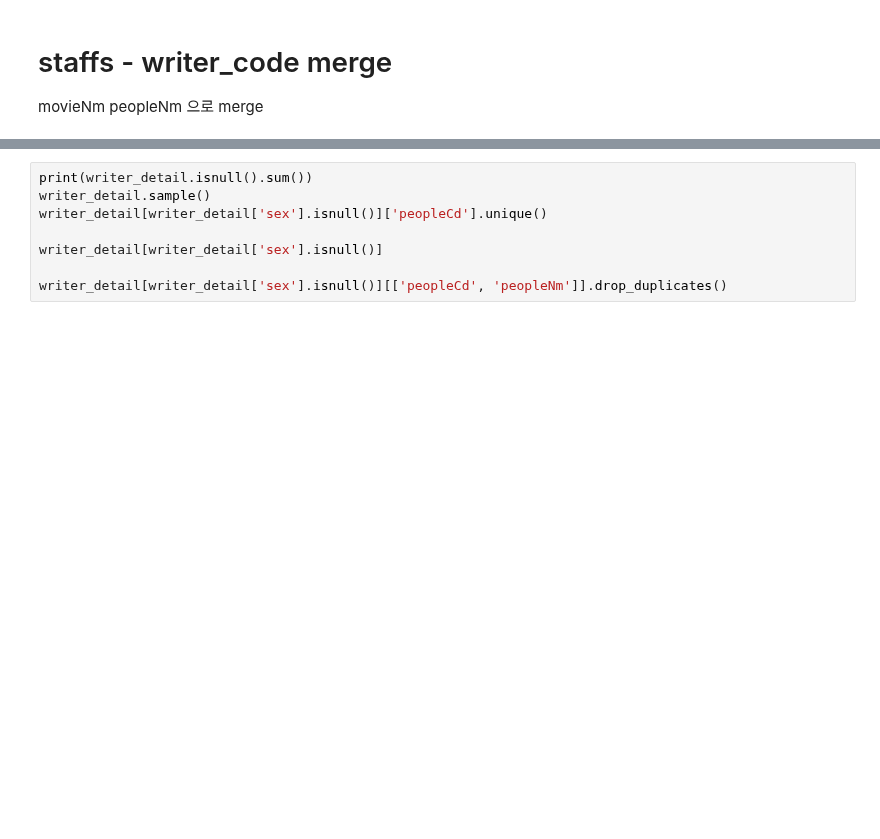
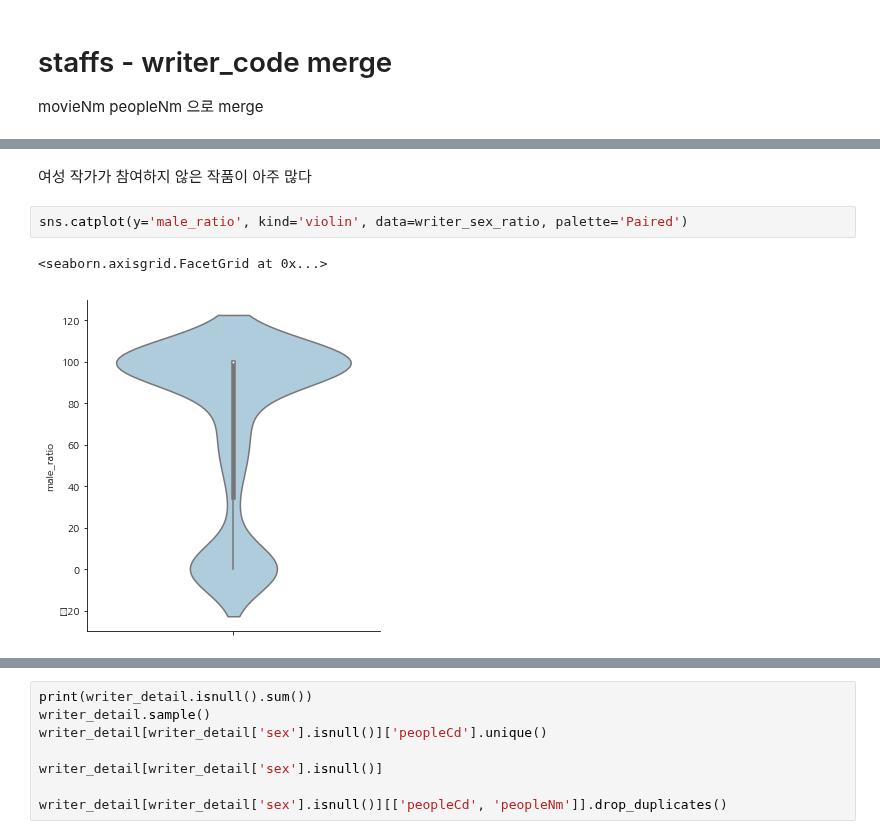
Before and after one commit to kim4pb/Female-led-Korean-Films, a Jupyter notebook: 02.EDA/Writer_EDA.ipynb, the cells around one changed output, grey strips where cells are left out. Cells and saved outputs as stored; diff of their text form; blank space fills up the shorter version.

```diff
--- a/02.EDA/Writer_EDA.ipynb
+++ b/02.EDA/Writer_EDA.ipynb
@@ -151,0 +362,7 @@ ValueError: You are trying to merge on int64 and object columns. If you wish to
+# %% [markdown]
+여성 작가가 참여하지 않은 작품이 아주 많다
+# %%
+sns.catplot(y='male_ratio', kind='violin', data=writer_sex_ratio, palette='Paired')
+# %% [output]
+<seaborn.axisgrid.FacetGrid at 0x...>
+[figure, added]
```
Also changed, not shown: parts of 45 cells of this notebook.
